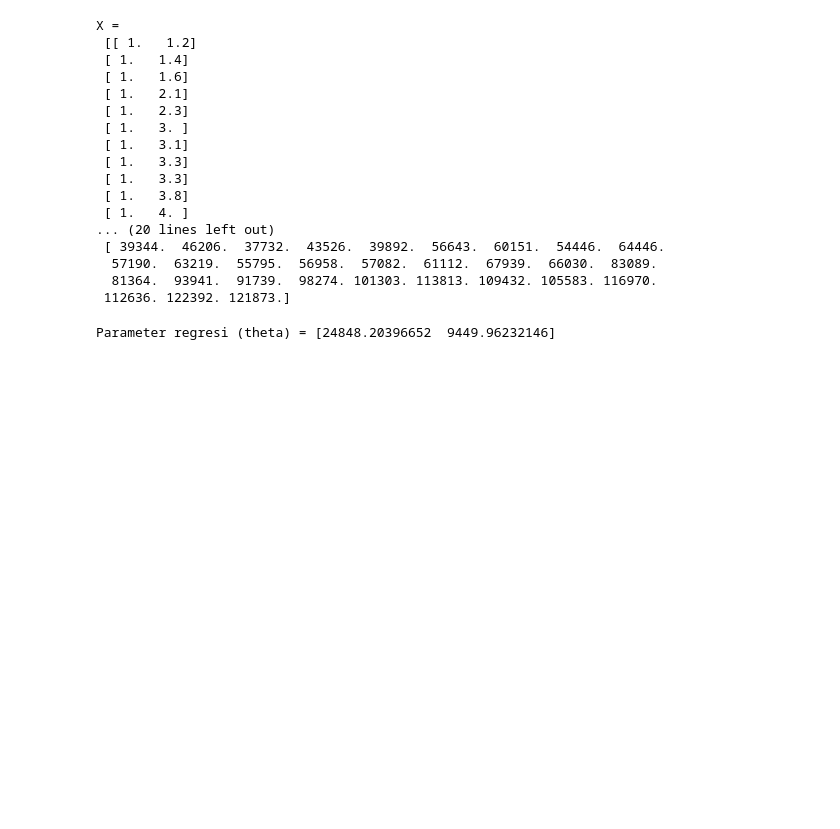
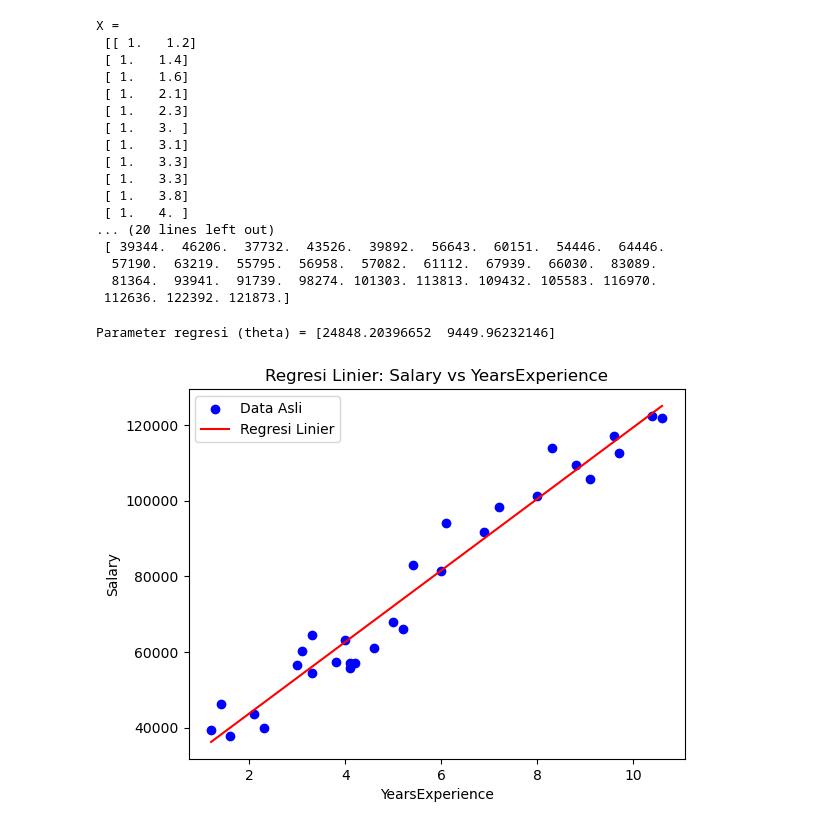
Before and after one commit to akshakarya0-debug/test, a Jupyter notebook: Bagian_3.ipynb, the cells around one changed output. Drawn from its saved outputs; the diff is of its cells as text; code cells hidden in the pictures; blank space fills up the shorter version.

```diff
--- a/Bagian_3.ipynb
+++ b/Bagian_3.ipynb
@@ -47,3 +47,16 @@ theta = XtX_inv @ Xty
 print("Parameter regresi (theta) =", theta)
 # %% [output]
 Parameter regresi (theta) = [24848.20396652  9449.96232146]
+# %%
+# Visualisasi hasil regresi
+import matplotlib.pyplot as plt
+
+plt.scatter(x, y, color='blue', label='Data Asli')
+plt.plot(x, X @ theta, color='red', label='Regresi Linier')
+plt.xlabel('YearsExperience')
+plt.ylabel('Salary')
+plt.title('Regresi Linier: Salary vs YearsExperience')
+plt.legend()
+plt.show()
+# %% [output]
+[figure, added]
```
